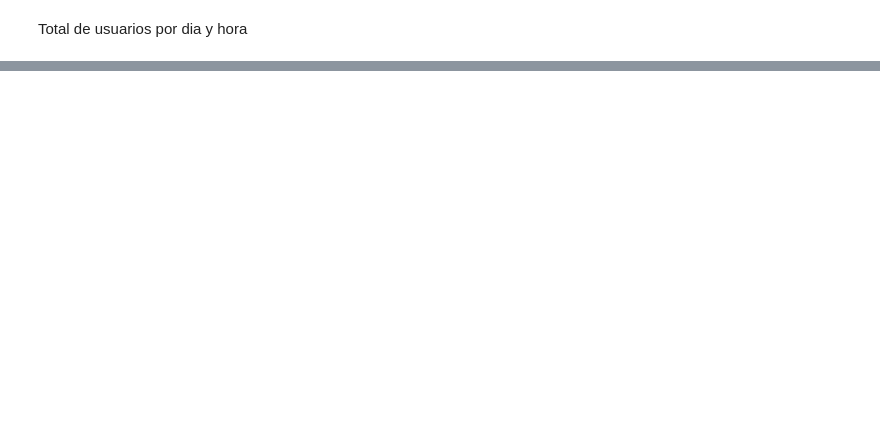
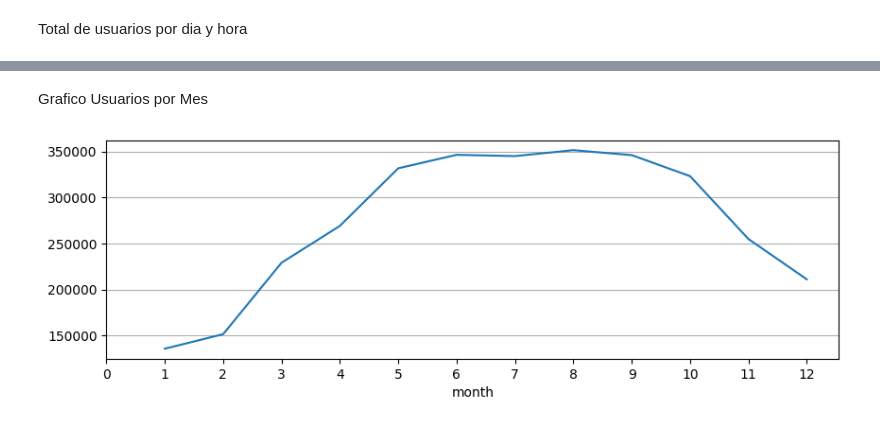
Before and after one commit to jheinsonand/Prediccion_uso_bicicletas, a Jupyter notebook: notebooks/01_eda_preprocess.ipynb, the cells around one changed output, grey strips where cells are left out. Drawn from its saved outputs; the diff is of its cells as text; code cells hidden in the pictures; blank space fills up the shorter version.

```diff
--- a/notebooks/01_eda_preprocess.ipynb
+++ b/notebooks/01_eda_preprocess.ipynb
@@ -174,0 +234,9 @@ hour
+# %% [markdown]
+Grafico Usuarios por Mes
+# %%
+ax = df.groupby("month")["users"].sum().sort_index(ascending=True).plot(figsize=(10, 3))
+ax.set_xticks(range(0, 13, 1))
+ax.grid(axis="y")
+plt.show()
+# %% [output]
+[figure, added]
```
Also changed, not shown: parts of 7 cells of this notebook.
